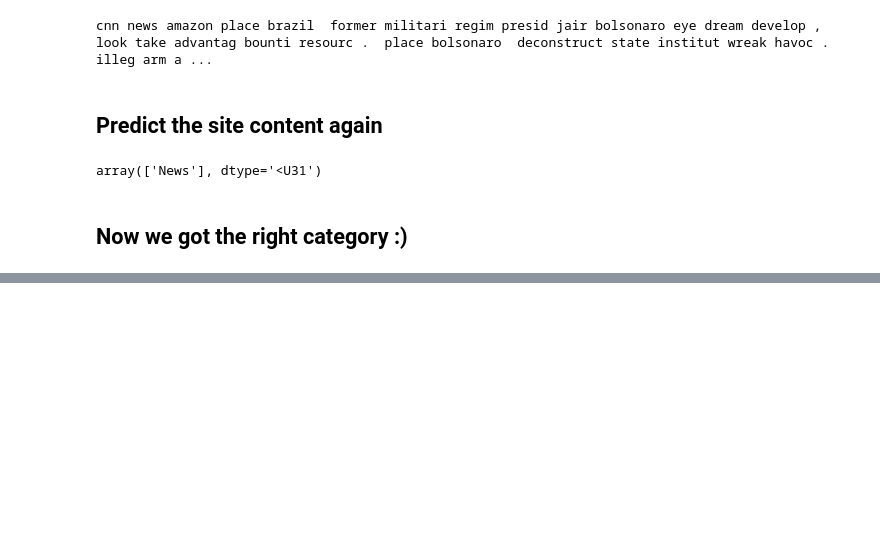
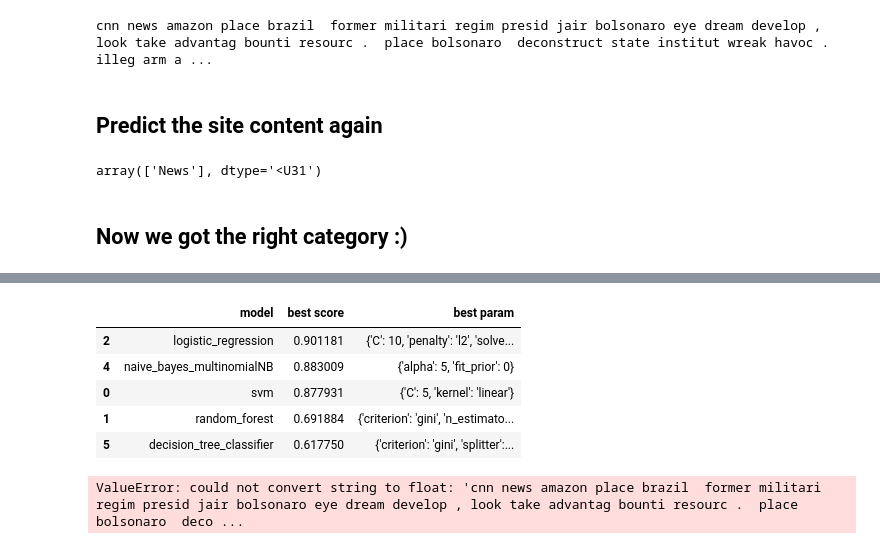
Before and after one commit to franciscopaniskaseker/machine-learning-study, a Jupyter notebook: python_exercises/website_classification/website_classification.ipynb, the cells around one changed output, grey strips where cells are left out. Saved outputs shown, nothing was run; the diff lists cells and outputs as text; code cells hidden in the pictures; blank space fills up the shorter version.

```diff
--- a/python_exercises/website_classification/website_classification.ipynb
+++ b/python_exercises/website_classification/website_classification.ipynb
@@ -294,0 +303,4 @@ array(['News'], dtype='<U31')
+# %%
+tf_idf_vectorizer = TfidfVectorizer()
+X = tf_idf_vectorizer.fit_transform(dataset['cleaned_website_text'])
+X = pd.DataFrame(X.toarray(),columns=tf_idf_vectorizer.get_feature_names_out())
@@ -294,0 +327,22 @@ array(['News'], dtype='<U31')
+# %%
+scores = []
+for model_name, model_items in model_params.items():
+    grid_clf = GridSearchCV(model_items['model'], model_items['params'], cv=5, return_train_score=False)
+
+    grid_clf.fit(X, y)
+
+    # append the score
+    scores.append({
+        'model' : model_name,
+        'best score' : grid_clf.best_score_,
+        'best param' : grid_clf.best_params_
+    })
+df = pd.DataFrame(scores, columns = [ 'model', 'best score', 'best param' ])
+df.sort_values(by=['best score'], ascending=False).head()
+# %% [output]
+|  | model | best score | best param |
+| 2 | logistic_regression | 0.901181 | {'C': 10, 'penalty': 'l2', 'solve... |
+| 4 | naive_bayes_multinomialNB | 0.883009 | {'alpha': 5, 'fit_prior': 0} |
+| 0 | svm | 0.877931 | {'C': 5, 'kernel': 'linear'} |
+| 1 | random_forest | 0.691884 | {'criterion': 'gini', 'n_estimato... |
+| 5 | decision_tree_classifier | 0.617750 | {'criterion': 'gini', 'splitter':... |
@@ -294,0 +351,5 @@ array(['News'], dtype='<U31')
+# %%
+X_to_predict = classifier_2.fit(dataset_to_predict['news'], y).toarray()
+classifier_2.predict(X_to_predict)
+# %% [output]
+ValueError: could not convert string to float: 'cnn news amazon place brazil  former militari regim presid jair bolsonaro eye dream develop , look take advantag bounti resourc .  place bolsonaro  deco ...
```
Also changed, not shown: parts of 11 cells of this notebook.
